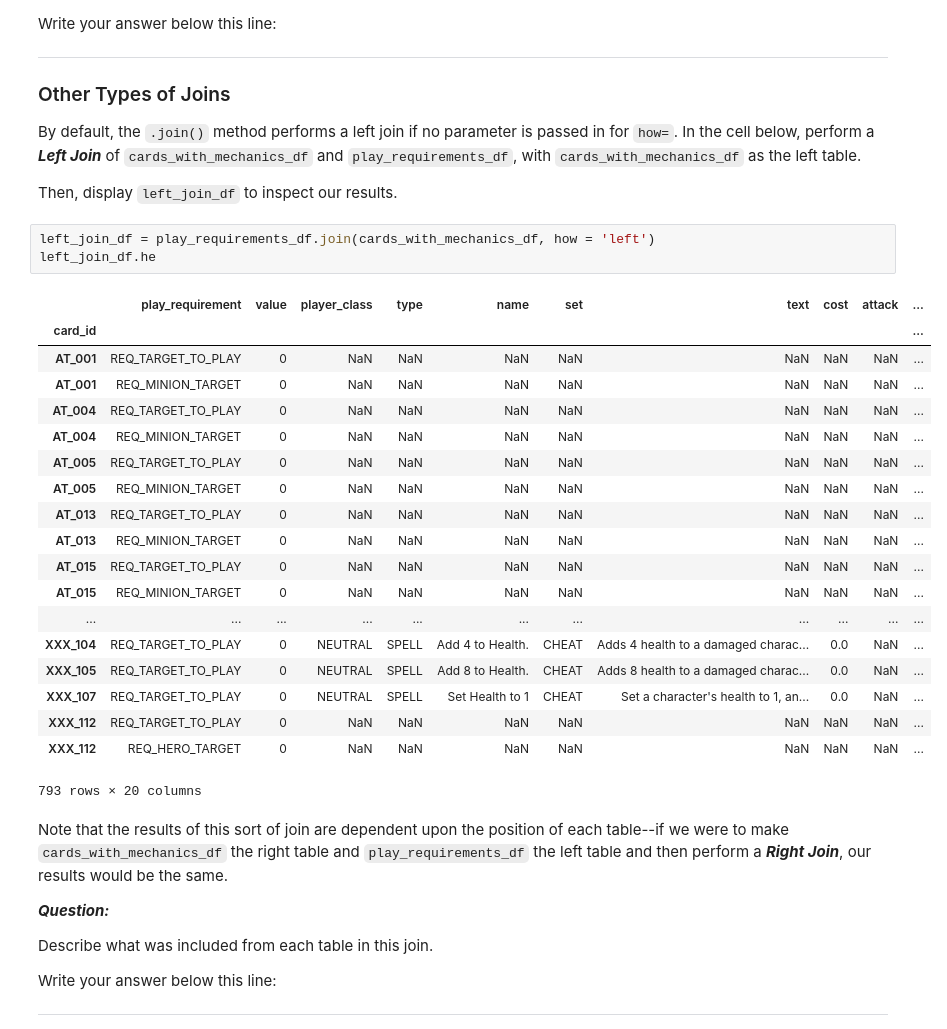
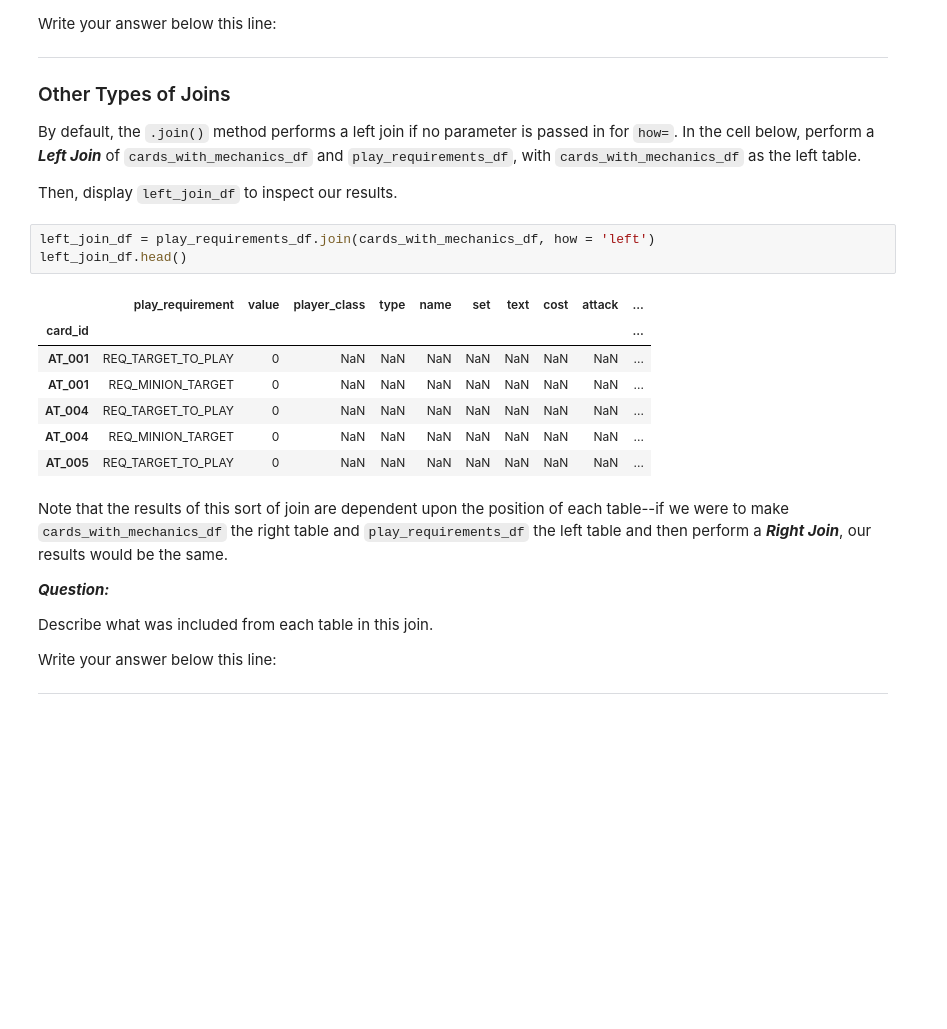
Before and after one commit to AR3441/dsc-0-04-09-combining-dataframes-lab-nyc-ds-career-031119, a Jupyter notebook: index.ipynb, the cells around one changed output. Saved outputs shown, nothing was run; the diff lists cells and outputs as text; blank space fills up the shorter version.

```diff
--- a/index.ipynb
+++ b/index.ipynb
@@ -219,27 +219,15 @@ By default, the `.join()` method performs a left join if no parameter is passed
 Then, display `left_join_df` to inspect our results.
 # %%
 left_join_df = play_requirements_df.join(cards_with_mechanics_df, how = 'left')
-left_join_df.he
+left_join_df.head()
 # %% [output]
 |  | play_requirement | value | player_class | type | name | set | text | cost | attack | ... |
 | card_id |  |  |  |  |  |  |  |  |  | ... |
 | AT_001 | REQ_TARGET_TO_PLAY | 0 | NaN | NaN | NaN | NaN | NaN | NaN | NaN | ... |
 | AT_001 | REQ_MINION_TARGET | 0 | NaN | NaN | NaN | NaN | NaN | NaN | NaN | ... |
 | AT_004 | REQ_TARGET_TO_PLAY | 0 | NaN | NaN | NaN | NaN | NaN | NaN | NaN | ... |
 | AT_004 | REQ_MINION_TARGET | 0 | NaN | NaN | NaN | NaN | NaN | NaN | NaN | ... |
 | AT_005 | REQ_TARGET_TO_PLAY | 0 | NaN | NaN | NaN | NaN | NaN | NaN | NaN | ... |
-| AT_005 | REQ_MINION_TARGET | 0 | NaN | NaN | NaN | NaN | NaN | NaN | NaN | ... |
-| AT_013 | REQ_TARGET_TO_PLAY | 0 | NaN | NaN | NaN | NaN | NaN | NaN | NaN | ... |
-| AT_013 | REQ_MINION_TARGET | 0 | NaN | NaN | NaN | NaN | NaN | NaN | NaN | ... |
-| AT_015 | REQ_TARGET_TO_PLAY | 0 | NaN | NaN | NaN | NaN | NaN | NaN | NaN | ... |
-| AT_015 | REQ_MINION_TARGET | 0 | NaN | NaN | NaN | NaN | NaN | NaN | NaN | ... |
-| ... | ... | ... | ... | ... | ... | ... | ... | ... | ... | ... |
-| XXX_104 | REQ_TARGET_TO_PLAY | 0 | NEUTRAL | SPELL | Add 4 to Health. | CHEAT | Adds 4 health to a damaged charac... | 0.0 | NaN | ... |
-| XXX_105 | REQ_TARGET_TO_PLAY | 0 | NEUTRAL | SPELL | Add 8 to Health. | CHEAT | Adds 8 health to a damaged charac... | 0.0 | NaN | ... |
-| XXX_107 | REQ_TARGET_TO_PLAY | 0 | NEUTRAL | SPELL | Set Health to 1 | CHEAT | Set a character's health to 1, an... | 0.0 | NaN | ... |
-| XXX_112 | REQ_TARGET_TO_PLAY | 0 | NaN | NaN | NaN | NaN | NaN | NaN | NaN | ... |
-| XXX_112 | REQ_HERO_TARGET | 0 | NaN | NaN | NaN | NaN | NaN | NaN | NaN | ... |
-793 rows × 20 columns
 # %% [markdown]
 Note that the results of this sort of join are dependent upon the position of each table--if we were to make `cards_with_mechanics_df` the right table and `play_requirements_df` the left table and then perform a **_Right Join_**, our results would be the same.
 
```
